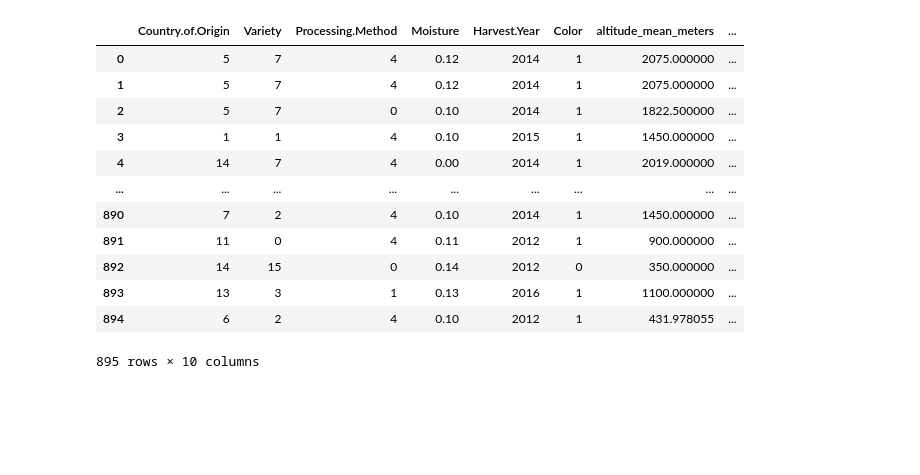
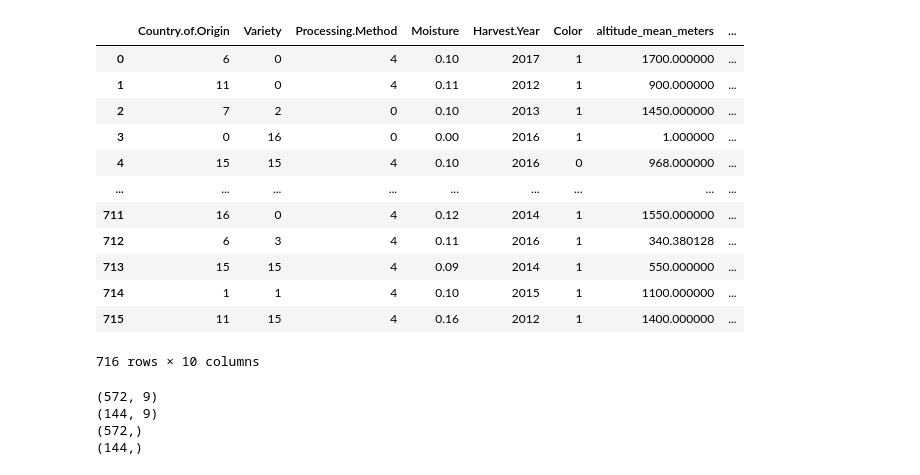
Before and after one commit to GiamoSalerno/Calidad_del_Cafe_ML, a Jupyter notebook: notebooks/03_Entrenamiento_Modelo.ipynb, the cells around one changed output. Drawn from its saved outputs; the diff is of its cells as text; code cells hidden in the pictures; blank space fills up the shorter version.

```diff
--- a/notebooks/03_Entrenamiento_Modelo.ipynb
+++ b/notebooks/03_Entrenamiento_Modelo.ipynb
@@ -5,19 +12,19 @@ from sklearn.preprocessing import StandardScaler
 # %%
-arabica = pd.read_csv('../data/processed/arabica_processed.csv')
+arabica = pd.read_csv('../data/train/arabica_train.csv')
 arabica.drop(columns=['Unnamed: 0'], inplace=True)
 arabica
 # %% [output]
 |  | Country.of.Origin | Variety | Processing.Method | Moisture | Harvest.Year | Color | altitude_mean_meters | ... |
-| 0 | 5 | 7 | 4 | 0.12 | 2014 | 1 | 2075.000000 | ... |
-| 1 | 5 | 7 | 4 | 0.12 | 2014 | 1 | 2075.000000 | ... |
-| 2 | 5 | 7 | 0 | 0.10 | 2014 | 1 | 1822.500000 | ... |
-| 3 | 1 | 1 | 4 | 0.10 | 2015 | 1 | 1450.000000 | ... |
-| 4 | 14 | 7 | 4 | 0.00 | 2014 | 1 | 2019.000000 | ... |
+| 0 | 6 | 0 | 4 | 0.10 | 2017 | 1 | 1700.000000 | ... |
+| 1 | 11 | 0 | 4 | 0.11 | 2012 | 1 | 900.000000 | ... |
+| 2 | 7 | 2 | 0 | 0.10 | 2013 | 1 | 1450.000000 | ... |
+| 3 | 0 | 16 | 0 | 0.00 | 2016 | 1 | 1.000000 | ... |
+| 4 | 15 | 15 | 4 | 0.10 | 2016 | 0 | 968.000000 | ... |
 | ... | ... | ... | ... | ... | ... | ... | ... | ... |
-| 890 | 7 | 2 | 4 | 0.10 | 2014 | 1 | 1450.000000 | ... |
-| 891 | 11 | 0 | 4 | 0.11 | 2012 | 1 | 900.000000 | ... |
-| 892 | 14 | 15 | 0 | 0.14 | 2012 | 0 | 350.000000 | ... |
-| 893 | 13 | 3 | 1 | 0.13 | 2016 | 1 | 1100.000000 | ... |
-| 894 | 6 | 2 | 4 | 0.10 | 2012 | 1 | 431.978055 | ... |
+| 711 | 16 | 0 | 4 | 0.12 | 2014 | 1 | 1550.000000 | ... |
+| 712 | 6 | 3 | 4 | 0.11 | 2016 | 1 | 340.380128 | ... |
+| 713 | 15 | 15 | 4 | 0.09 | 2014 | 1 | 550.000000 | ... |
+| 714 | 1 | 1 | 4 | 0.10 | 2015 | 1 | 1100.000000 | ... |
+| 715 | 11 | 15 | 4 | 0.16 | 2012 | 1 | 1400.000000 | ... |
-895 rows × 10 columns
+716 rows × 10 columns
 # %%
@@ -25,0 +35,10 @@ y = arabica['Total.Cup.Points']
+# %%
+print(X_train.shape)
+print(X_test.shape)
+print(y_train.shape)
+print(y_test.shape)
+# %% [output]
+(572, 9)
+(144, 9)
+(572,)
+(144,)
```
Also changed, not shown: parts of 17 cells of this notebook, 6 other files.
